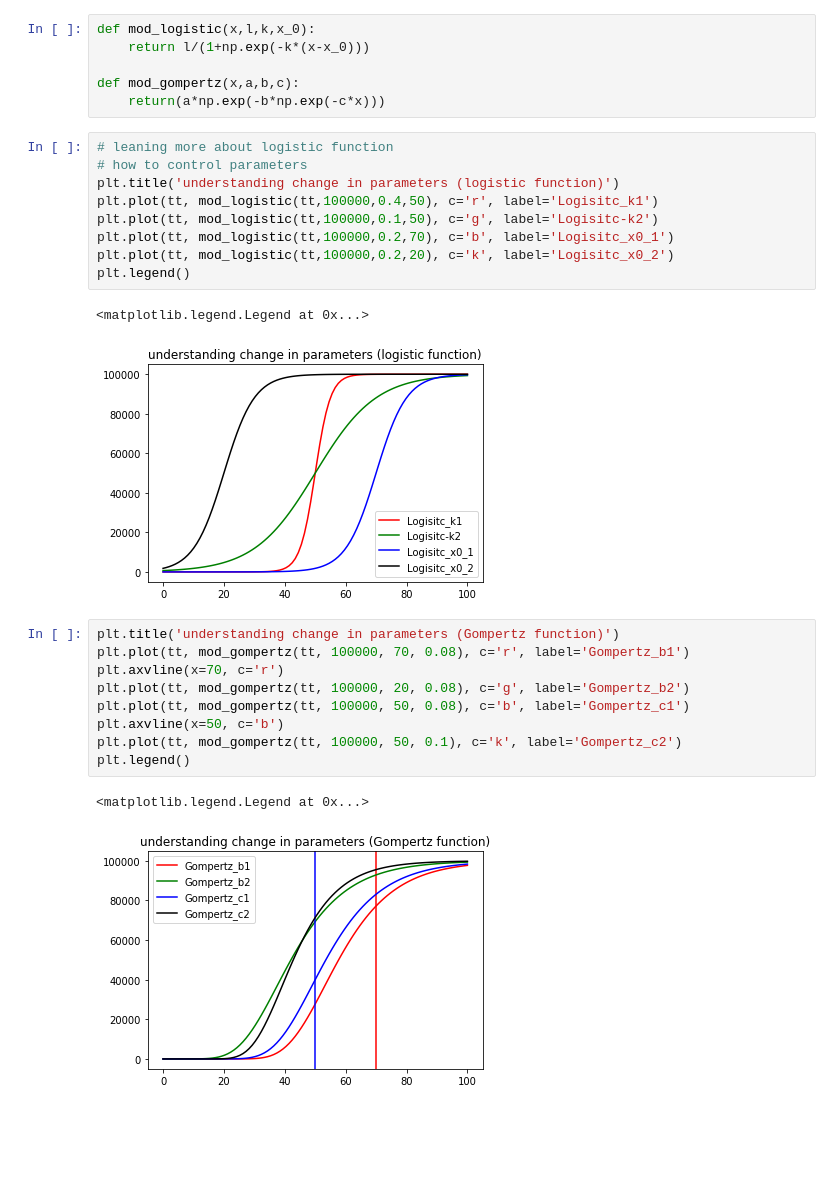
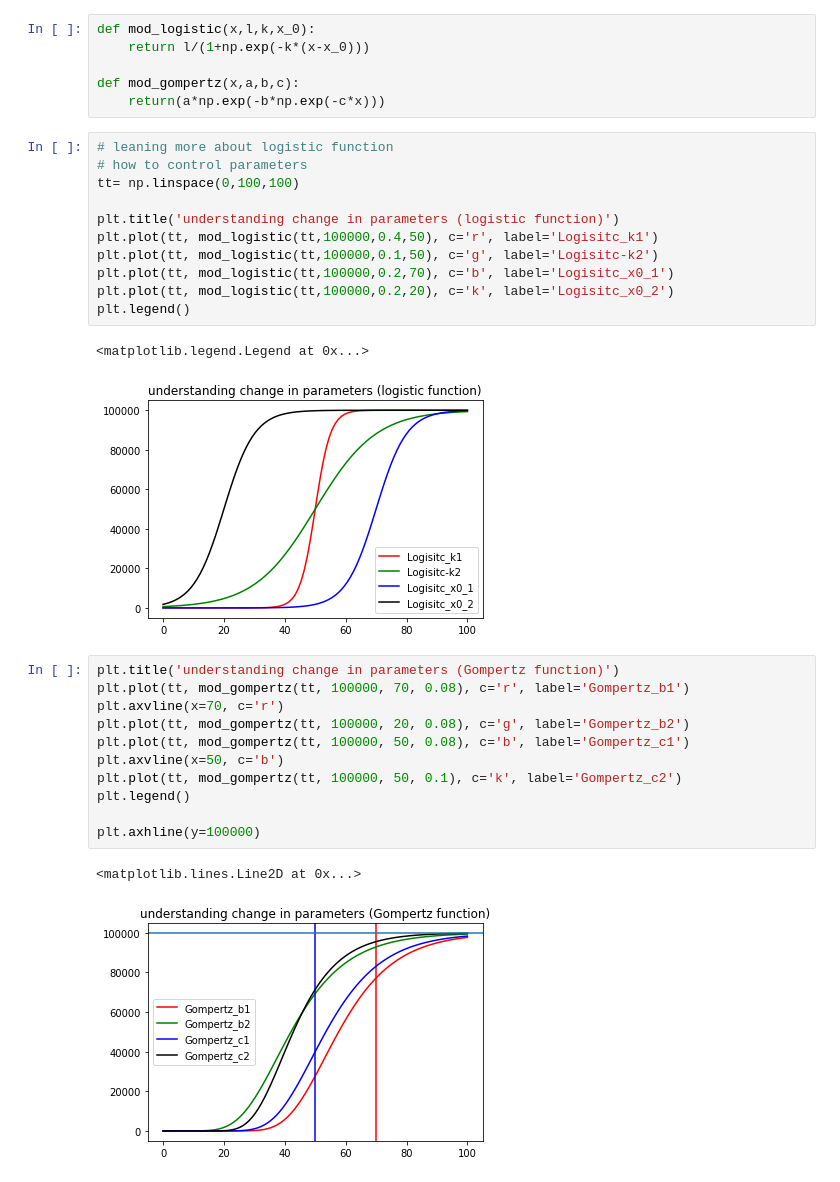
Before and after one commit to sidhant-guliani/covid19_representation_live-data, a Jupyter notebook: COVID19_data.ipynb, the cells around one changed output. Drawn from its saved outputs; the diff is of its cells as text; blank space fills up the shorter version.

```diff
--- a/COVID19_data.ipynb
+++ b/COVID19_data.ipynb
@@ -297,6 +318,8 @@ def mod_gompertz(x,a,b,c):
 # %%
 # leaning more about logistic function
 # how to control parameters
+tt= np.linspace(0,100,100)
+
 plt.title('understanding change in parameters (logistic function)')
 plt.plot(tt, mod_logistic(tt,100000,0.4,50), c='r', label='Logisitc_k1')
 plt.plot(tt, mod_logistic(tt,100000,0.1,50), c='g', label='Logisitc-k2')
@@ -309,13 +332,15 @@ plt.legend()
 # %%
 plt.title('understanding change in parameters (Gompertz function)')
 plt.plot(tt, mod_gompertz(tt, 100000, 70, 0.08), c='r', label='Gompertz_b1')
 plt.axvline(x=70, c='r')
 plt.plot(tt, mod_gompertz(tt, 100000, 20, 0.08), c='g', label='Gompertz_b2')
 plt.plot(tt, mod_gompertz(tt, 100000, 50, 0.08), c='b', label='Gompertz_c1')
 plt.axvline(x=50, c='b')
 plt.plot(tt, mod_gompertz(tt, 100000, 50, 0.1), c='k', label='Gompertz_c2')
 plt.legend()
+
+plt.axhline(y=100000)
 # %% [output]
-<matplotlib.legend.Legend at 0x...>
+<matplotlib.lines.Line2D at 0x...>
-[figure, old version]
+[figure, new version]
 # %%
```
Also changed, not shown: parts of 21 cells of this notebook, 1 other file.
